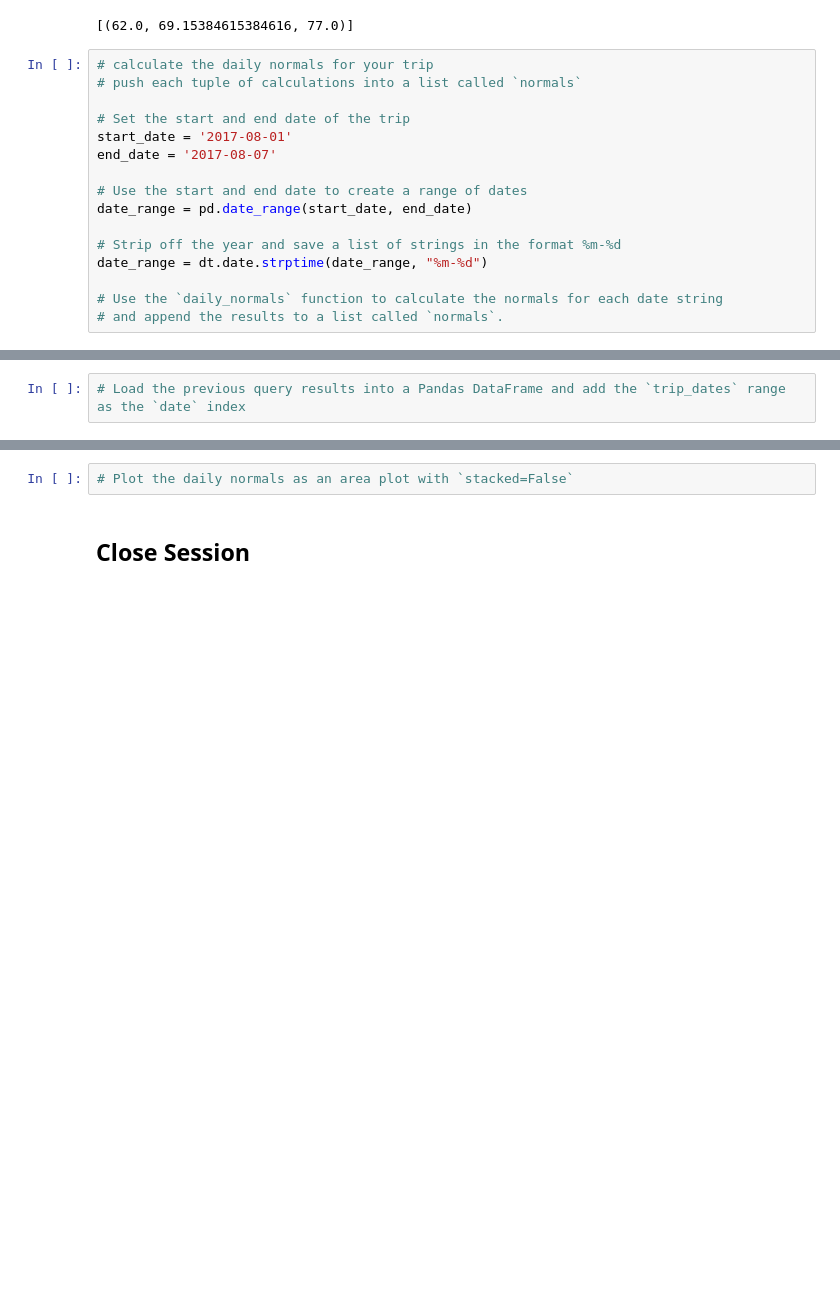
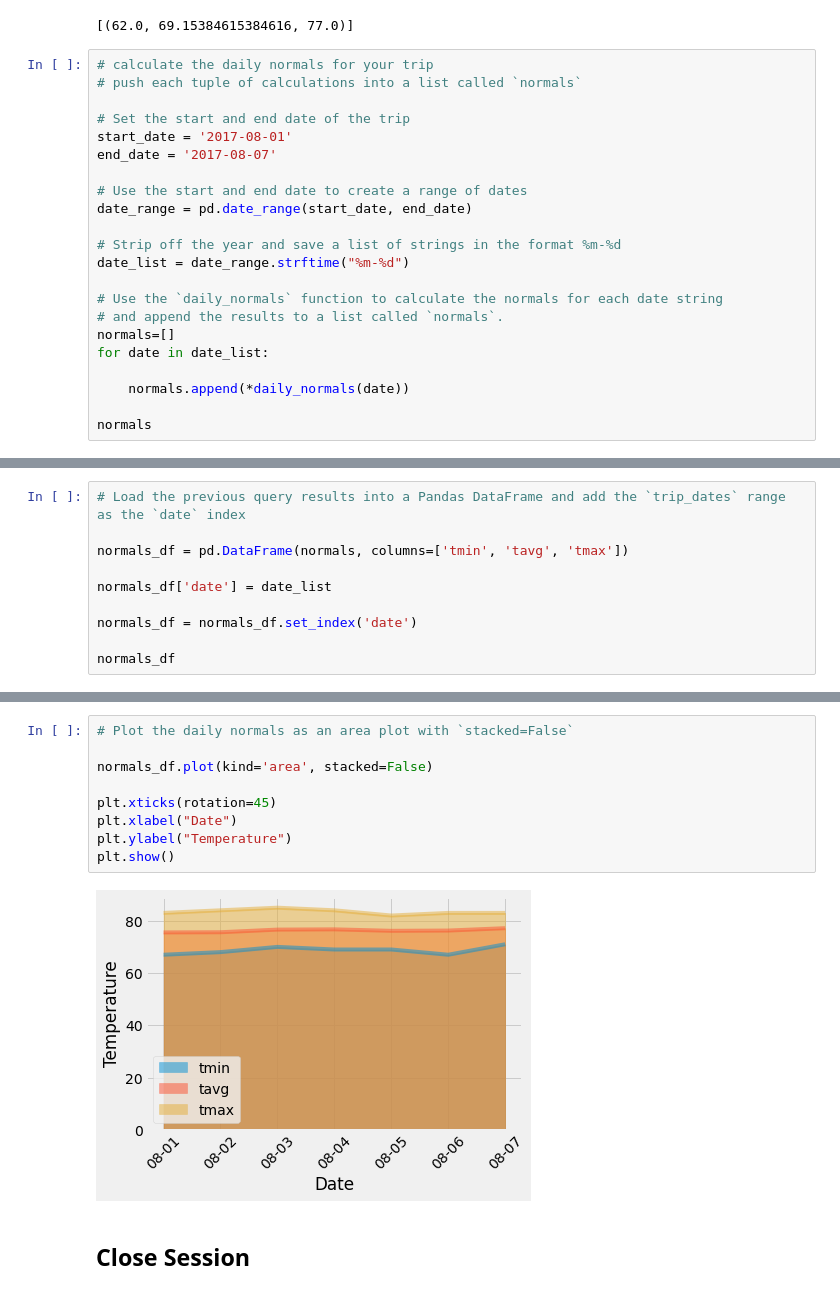
Before and after one commit to dkrug82/sqlalchemy-challenge, a Jupyter notebook: temp_analysis_bonus_2_starter.ipynb, the cells around one changed output, grey strips where cells are left out. Saved outputs shown, nothing was run; the diff lists cells and outputs as text; blank space fills up the shorter version.

```diff
--- a/temp_analysis_bonus_2_starter.ipynb
+++ b/temp_analysis_bonus_2_starter.ipynb
@@ -157,8 +159,14 @@ end_date = '2017-08-07'
 date_range = pd.date_range(start_date, end_date)
 
 # Strip off the year and save a list of strings in the format %m-%d
-date_range = dt.date.strptime(date_range, "%m-%d")
+date_list = date_range.strftime("%m-%d")
 
 # Use the `daily_normals` function to calculate the normals for each date string
 # and append the results to a list called `normals`.
+normals=[]
+for date in date_list:
+
+    normals.append(*daily_normals(date))
+
+normals
 # %% [output]
@@ -172,2 +180,10 @@ DatetimeIndex(['2017-08-01', '2017-08-02', '2017-08-03', '2017-08-04',
 # %%
 # Load the previous query results into a Pandas DataFrame and add the `trip_dates` range as the `date` index
+
+normals_df = pd.DataFrame(normals, columns=['tmin', 'tavg', 'tmax'])
+
+normals_df['date'] = date_list
+
+normals_df = normals_df.set_index('date')
+
+normals_df
@@ -174,4 +200,13 @@ DatetimeIndex(['2017-08-01', '2017-08-02', '2017-08-03', '2017-08-04',
 # %%
 # Plot the daily normals as an area plot with `stacked=False`
+
+normals_df.plot(kind='area', stacked=False)
+
+plt.xticks(rotation=45)
+plt.xlabel("Date")
+plt.ylabel("Temperature")
+plt.show()
+# %% [output]
+[figure, added]
 # %% [markdown]
 ## Close Session
```
Also changed, not shown: parts of 5 cells of this notebook, 1 other file.
